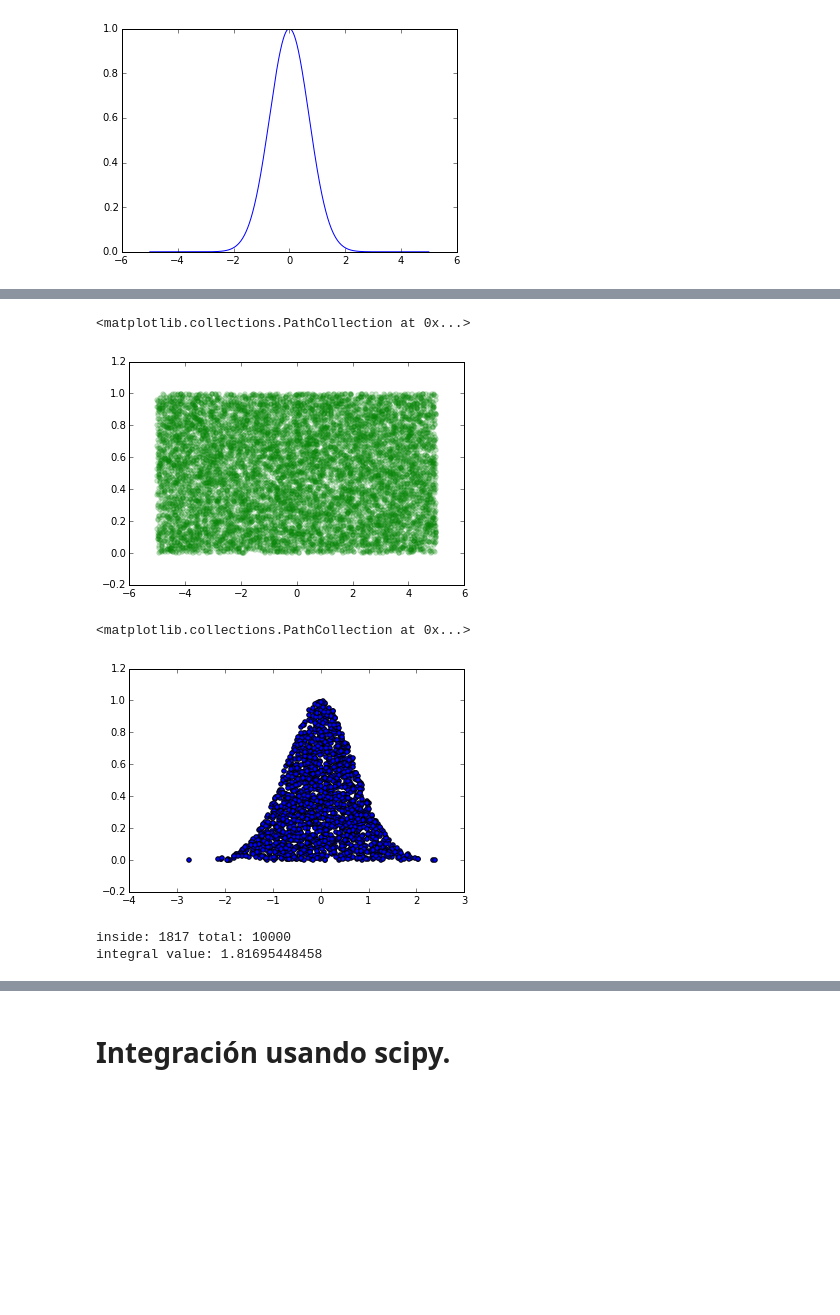
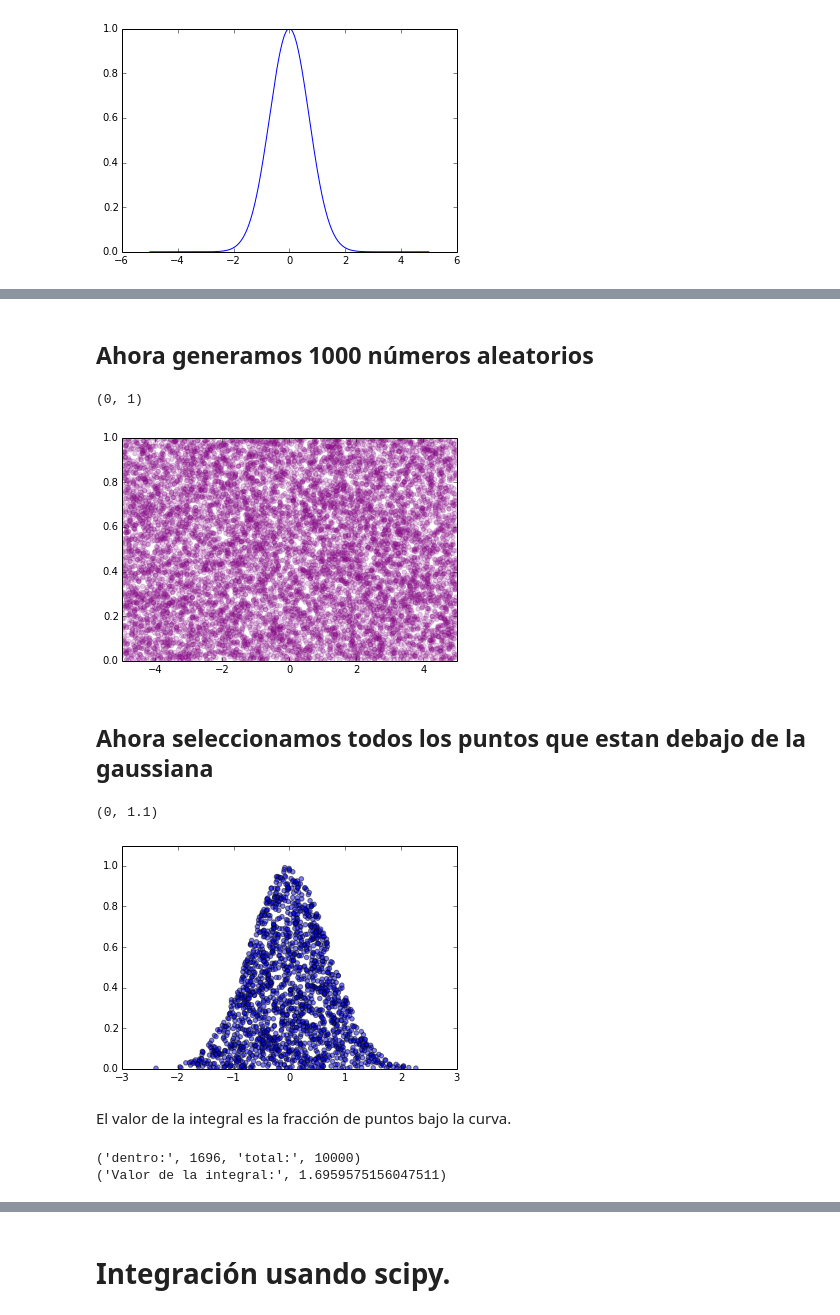
Before and after one commit to ComputoCienciasUniandes/HerramientasComputacionales, a Jupyter notebook: Lectures/12.Monte-Carlo/Monte-Carlo.ipynb, the cells around one changed output, grey strips where cells are left out. Cells and saved outputs as stored; diff of their text form; code cells hidden in the pictures; blank space fills up the shorter version.

```diff
--- a/Lectures/12.Monte-Carlo/Monte-Carlo.ipynb
+++ b/Lectures/12.Monte-Carlo/Monte-Carlo.ipynb
@@ -114 +118,3 @@ print (min_y, max_y)
+# %% [markdown]
+## Ahora generamos 1000 números aleatorios
 # %%
@@ -117,25 +122,30 @@ n_random = 10000
 random_x = random.rand(n_random) * (max_x - min_x) + min_x
 random_y = random.rand(n_random) * (max_y - min_y) + min_y
 # %%
-scatter(random_x, random_y, alpha=0.2, color = "green")
+scatter(random_x, random_y, alpha=0.2, color = "purple")
+xlim(-5, 5)
+ylim(0, 1)
 # %% [output]
-<matplotlib.collections.PathCollection at 0x...>
+(0, 1)
-[figure, old version]
+[figure, new version]
+# %% [markdown]
+## Ahora seleccionamos todos los puntos que estan debajo de la gaussiana
 # %%
-#now comes the  selection of all the points in random_y that are below the gaussian:
 index = where(my_gauss(random_x) - random_y > 0.0)
-scatter(random_x[index], random_y[index])
+scatter(random_x[index], random_y[index], alpha=0.5)
+ylim(0, 1.1)
 # %% [output]
-<matplotlib.collections.PathCollection at 0x...>
+(0, 1.1)
-[figure, old version]
+[figure, new version]
+# %% [markdown]
+El valor de la integral es la fracción de puntos bajo la curva.
 # %%
-#and this is the final result. The integral can be calculated as a fraction of the points below the curve.
 interval_integral = (max_y-min_y) * (max_x - min_x)
 integral  = interval_integral * (size(index)/(1.0*size(random_y)))
 
 #how many points are 'below'?
-print ('inside:', size(index), 'total:', size(random_y))
-print('integral value:', integral)
+print ('dentro:', size(index), 'total:', size(random_y))
+print('Valor de la integral:', integral)
 # %% [output]
-inside: 1817 total: 10000
-integral value: 1.81695448458
+('dentro:', 1696, 'total:', 10000)
+('Valor de la integral:', 1.6959575156047511)
```
Also changed, not shown: parts of 8 cells of this notebook.
